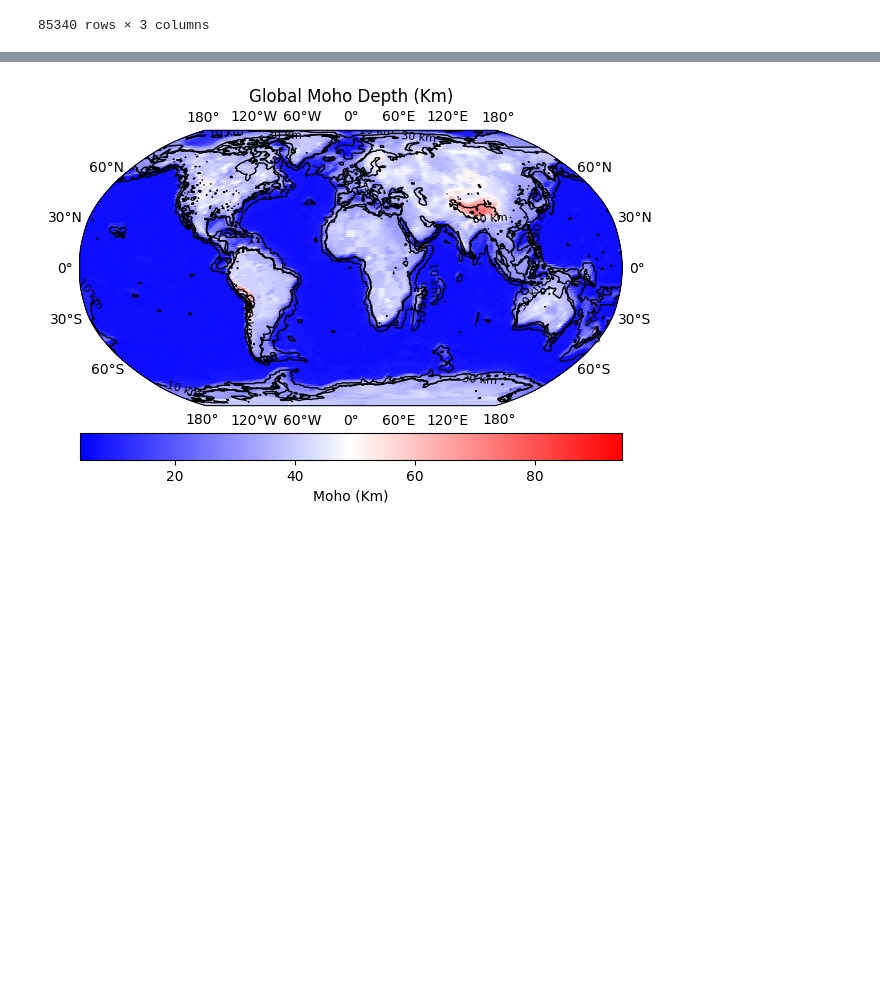
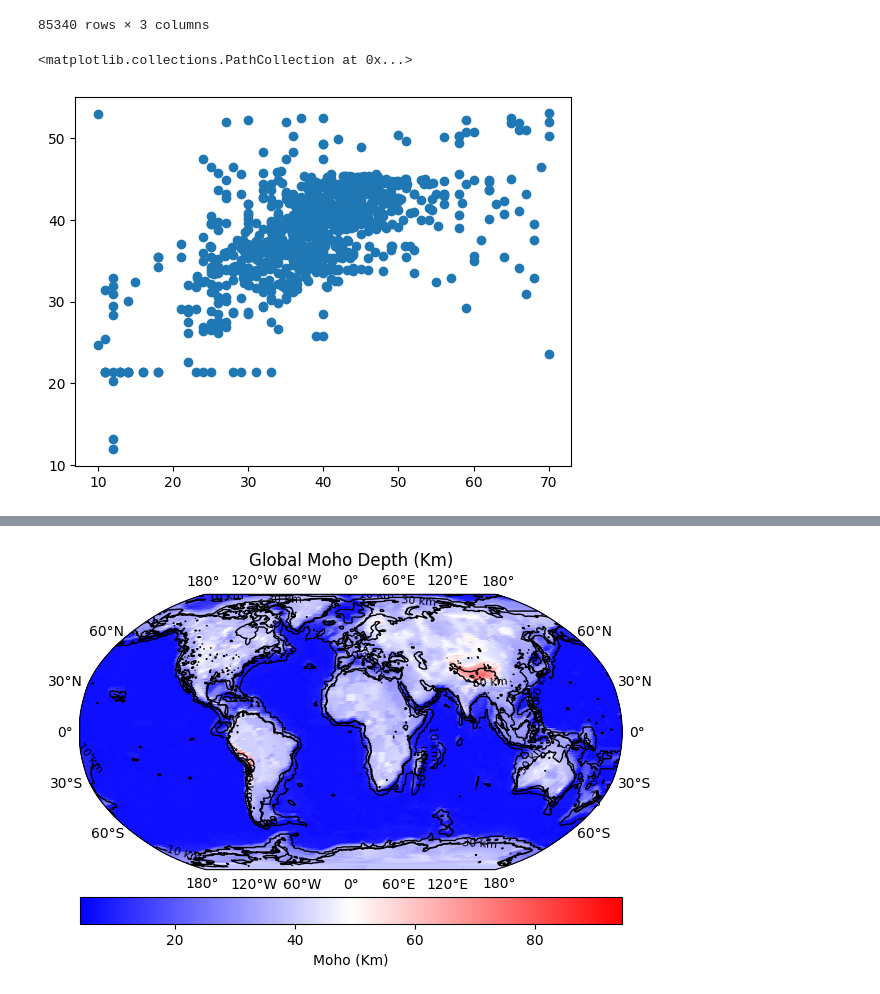
Before and after one commit to AmitavaDutta/Global_moho_compilation, a Jupyter notebook: Crust_Map.ipynb, the cells around one changed output, grey strips where cells are left out. Cells and saved outputs as stored; diff of their text form; code cells hidden in the pictures; blank space fills up the shorter version.

```diff
--- a/Crust_Map.ipynb
+++ b/Crust_Map.ipynb
@@ -491,3 +500,8 @@ df_final_moho
 | 85338 | -89.50 | 178.50 | 39.0 |
 | 85339 | -89.50 | 179.50 | 39.0 |
 85340 rows × 3 columns
+# %%
+plt.scatter(x=data_eq['Moho_km'][0:1000],y=get_spline_moho(data_eq['Lat'],data_eq['Long'])[0:1000]) # Scatter plot b/w RF and Spline
+# %% [output]
+<matplotlib.collections.PathCollection at 0x...>
+[figure, added]
```
Also changed, not shown: parts of 4 cells of this notebook, 2 other files.
